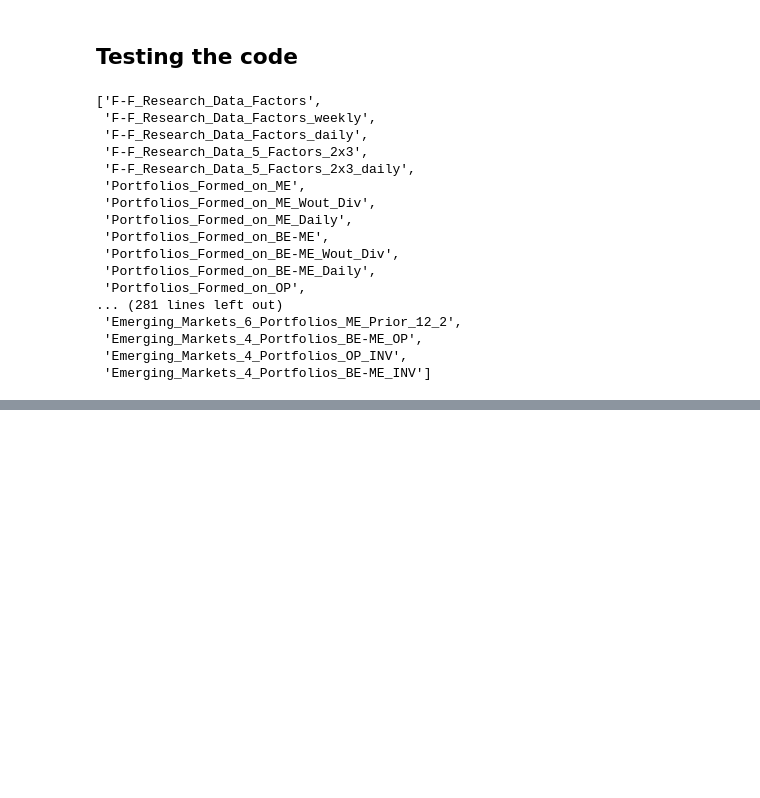
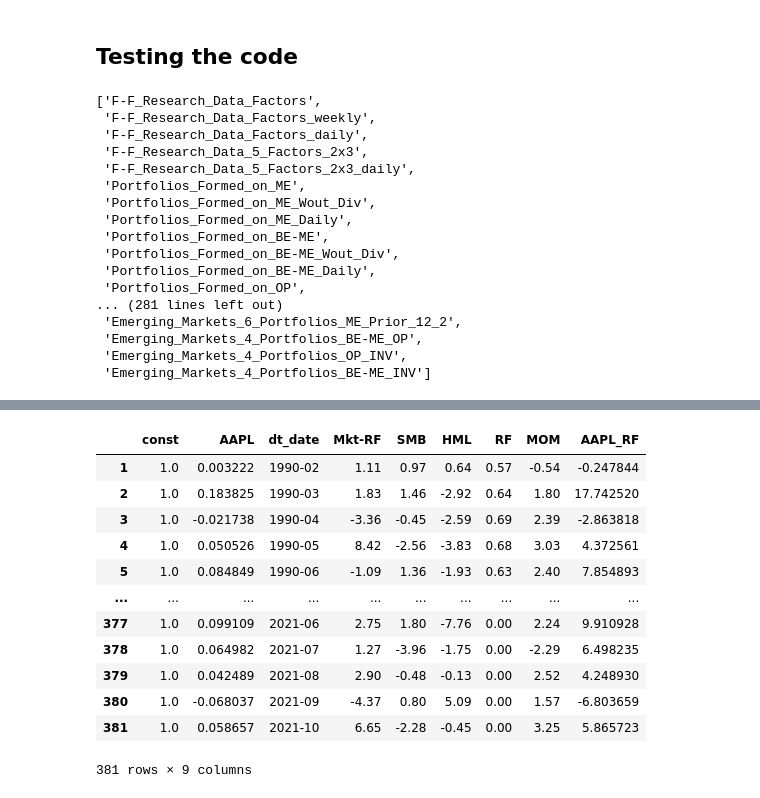
Before and after one commit to pnguyentang/Risk_Factor_Model, a Jupyter notebook: Credit_Risk_Model.ipynb, the cells around one changed output, grey strips where cells are left out. Drawn from its saved outputs; the diff is of its cells as text; code cells hidden in the pictures; blank space fills up the shorter version.

Commit message:
Completed the model from the tutorial

```diff
--- a/Credit_Risk_Model.ipynb
+++ b/Credit_Risk_Model.ipynb
@@ -81,0 +239,6 @@ array([<AxesSubplot:xlabel='Date'>, <AxesSubplot:xlabel='Date'>,
+# %%
+AAPL_ffac_merge_df.rename(columns={'Adj Close':'AAPL'}, inplace=True)
+# %%
+# Risk-free rate
+
+AAPL_ffac_merge_df['AAPL_RF'] = AAPL_ffac_merge_df['AAPL']*100-AAPL_ffac_merge_df['RF']
@@ -81,0 +261,3 @@ array([<AxesSubplot:xlabel='Date'>, <AxesSubplot:xlabel='Date'>,
+# %%
+# Dropping Null values
+AAPL_ffac_merge_df.dropna(axis=0, inplace=True)
@@ -81,0 +284,10 @@ array([<AxesSubplot:xlabel='Date'>, <AxesSubplot:xlabel='Date'>,
+# %%
+from statsmodels.api import OLS
+
+# Renaming Mom
+
+AAPL_ffac_merge_df.rename(columns={'Mom   ':'MOM'}, inplace=True)
+
+
+# Running and fitting OLS regression
+results = OLS(AAPL_ffac_merge_df['AAPL_RF'], AAPL_ffac_merge_df[['Mkt-RF','SMB','HML','MOM']], missing='drop').fit()
@@ -81,0 +321,20 @@ array([<AxesSubplot:xlabel='Date'>, <AxesSubplot:xlabel='Date'>,
+# %%
+# Adding constant because OLS model removes the constant
+
+import statsmodels.tools
+AAPL_ffac_merge_df_c = statsmodels.tools.add_constant(AAPL_ffac_merge_df, prepend=True)
+AAPL_ffac_merge_df_c
+# %% [output]
+|  | const | AAPL | dt_date | Mkt-RF | SMB | HML | RF | MOM | AAPL_RF |
+| 1 | 1.0 | 0.003222 | 1990-02 | 1.11 | 0.97 | 0.64 | 0.57 | -0.54 | -0.247844 |
+| 2 | 1.0 | 0.183825 | 1990-03 | 1.83 | 1.46 | -2.92 | 0.64 | 1.80 | 17.742520 |
+| 3 | 1.0 | -0.021738 | 1990-04 | -3.36 | -0.45 | -2.59 | 0.69 | 2.39 | -2.863818 |
+| 4 | 1.0 | 0.050526 | 1990-05 | 8.42 | -2.56 | -3.83 | 0.68 | 3.03 | 4.372561 |
+| 5 | 1.0 | 0.084849 | 1990-06 | -1.09 | 1.36 | -1.93 | 0.63 | 2.40 | 7.854893 |
+| ... | ... | ... | ... | ... | ... | ... | ... | ... | ... |
+| 377 | 1.0 | 0.099109 | 2021-06 | 2.75 | 1.80 | -7.76 | 0.00 | 2.24 | 9.910928 |
+| 378 | 1.0 | 0.064982 | 2021-07 | 1.27 | -3.96 | -1.75 | 0.00 | -2.29 | 6.498235 |
+| 379 | 1.0 | 0.042489 | 2021-08 | 2.90 | -0.48 | -0.13 | 0.00 | 2.52 | 4.248930 |
+| 380 | 1.0 | -0.068037 | 2021-09 | -4.37 | 0.80 | 5.09 | 0.00 | 1.57 | -6.803659 |
+| 381 | 1.0 | 0.058657 | 2021-10 | 6.65 | -2.28 | -0.45 | 0.00 | 3.25 | 5.865723 |
+381 rows × 9 columns
```
Also changed, not shown: parts of 32 cells of this notebook.
